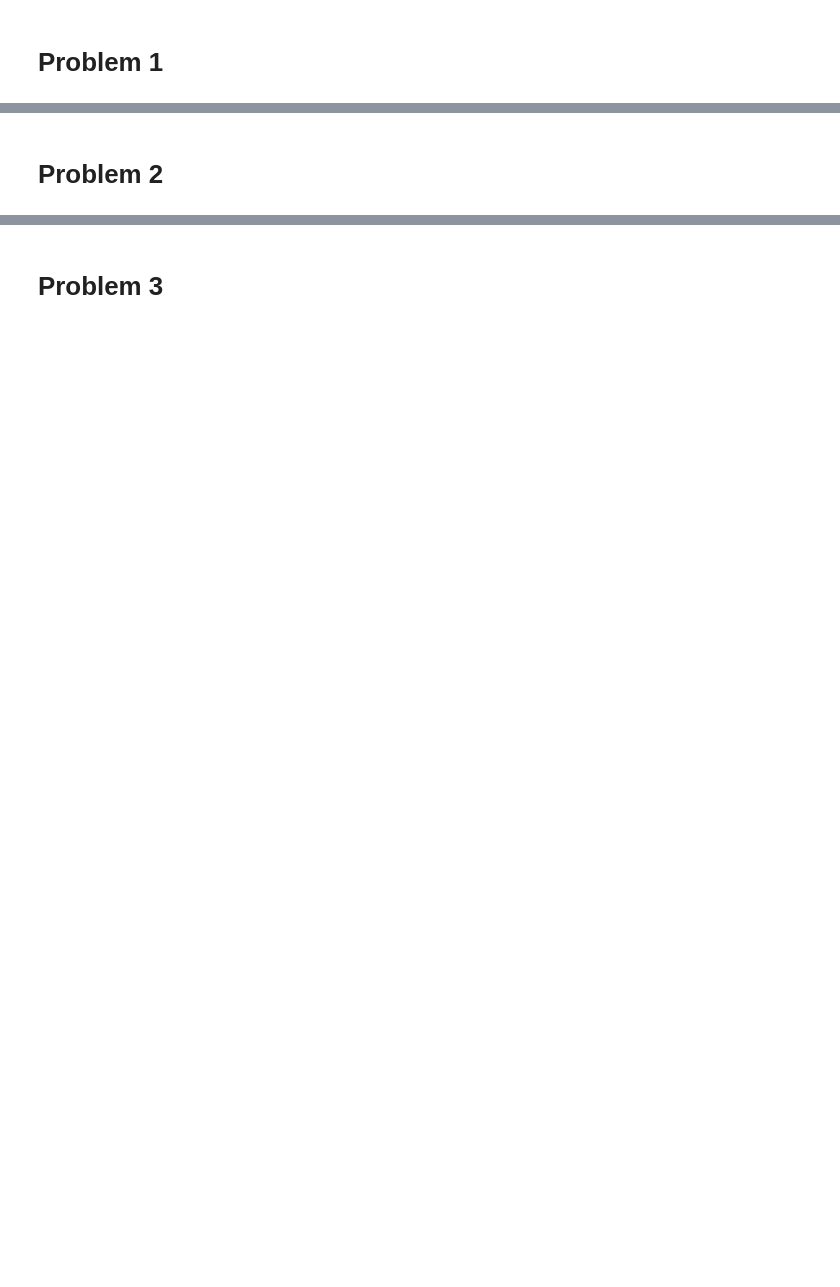
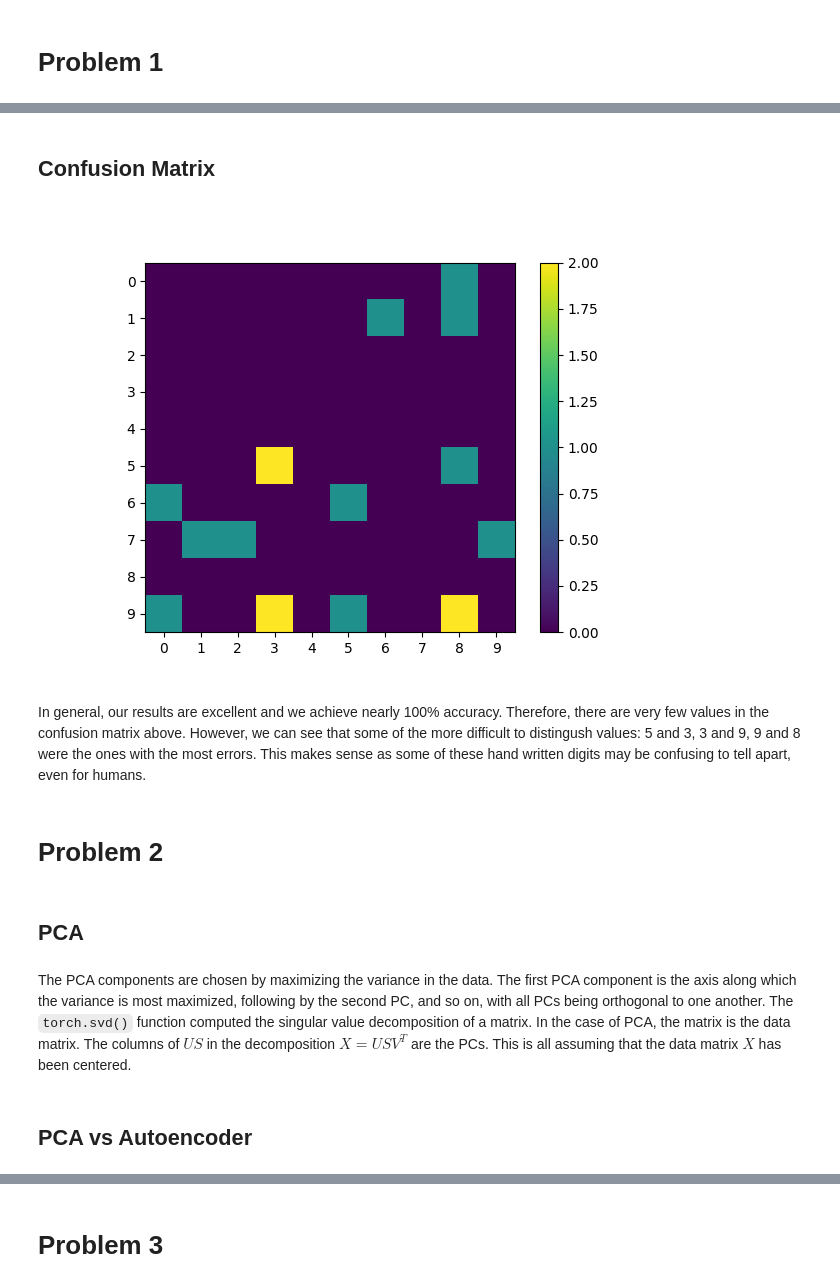
Before and after one commit to vsocrates/deeplearning_cpsc663, a Jupyter notebook: Assignment_4/socratesv_assignment4.ipynb, the cells around one changed output, grey strips where cells are left out. Saved outputs shown, nothing was run; the diff lists cells and outputs as text; code cells hidden in the pictures; blank space fills up the shorter version.

```diff
--- a/Assignment_4/socratesv_assignment4.ipynb
+++ b/Assignment_4/socratesv_assignment4.ipynb
@@ -3,2 +73,17 @@
+# %% [markdown]
+## Confusion Matrix
+# %%
+from IPython.display import Image
+Image(filename='confusion_mat.png')
+# %% [output]
+[figure, added]
+# %% [markdown]
+In general, our results are excellent and we achieve nearly 100% accuracy. Therefore, there are very few values in the confusion matrix above. However, we can see that some of the more difficult to distingush values: 5 and 3, 3 and 9, 9 and 8 were the ones with the most errors. This makes sense as some of these hand written digits may be confusing to tell apart, even for humans.
 # %% [markdown]
 # Problem 2
+# %% [markdown]
+## PCA
+# %% [markdown]
+The PCA components are chosen by maximizing the variance in the data. The first PCA component is the axis along which the variance is most maximized, following by the second PC, and so on, with all PCs being orthogonal to one another. The `torch.svd()` function computed the singular value decomposition of a matrix. In the case of PCA, the matrix is the data matrix. The columns of $US$ in the decomposition $X = USV^T$ are the PCs. This is all assuming that the data matrix $X$ has been centered.
+# %% [markdown]
+## PCA vs Autoencoder
```
Also changed, not shown: parts of 43 cells of this notebook, 18 other files.
